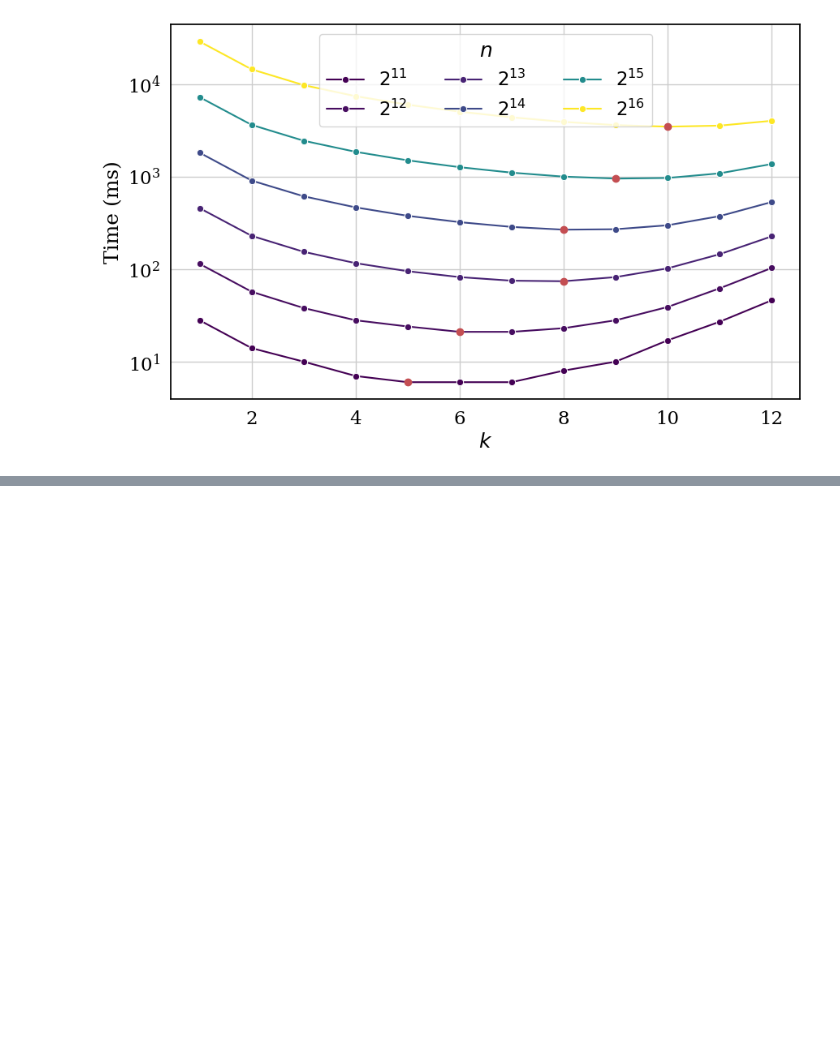
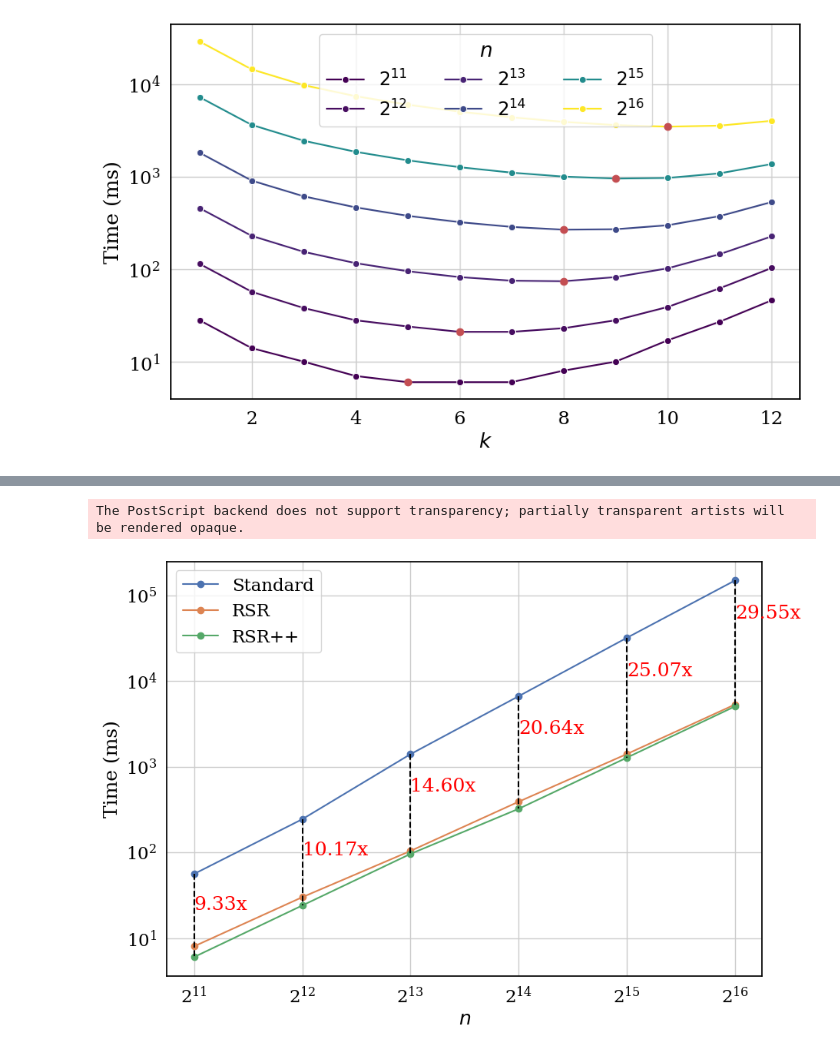
Before and after one commit to UIC-InDeXLab/RSR, a Jupyter notebook: Notebooks/plot_figures.ipynb, the cells around one changed output, grey strips where cells are left out. Saved outputs shown, nothing was run; the diff lists cells and outputs as text; code cells hidden in the pictures; blank space fills up the shorter version.

Commit message:
Draw plots for native reports

```diff
--- a/Notebooks/plot_figures.ipynb
+++ b/Notebooks/plot_figures.ipynb
@@ -145,0 +148,2 @@ The PostScript backend does not support transparency; partially transparent arti
+# %%
+df = pd.read_csv("reports/multiplication_times_binary.csv")
@@ -145,0 +159,49 @@ The PostScript backend does not support transparency; partially transparent arti
+# %%
+set_sns_style()
+
+names = {
+    "Naive Time (ms)": "Standard",
+    "RSR Time (ms)": "RSR",
+    "RSRPP Time (ms)": "RSR++"
+}
+
+n = np.power(2, df['Log Vector Length'])
+standard = df['Naive Time (ms)']
+rsr = df['RSR Time (ms)']
+rsrpp = df['RSRPP Time (ms)']
+
+plt.figure(figsize=(10, 7))
+
+
+# Plot times for NaiveMultiplier and RSRMultiplier
+for key in names.keys():
+    plt.plot(n, df[key], label=names[key], marker="o")
+    # plt.plot(n, rsr, label='RSR', marker="o")
+
+
+# Draw lines connecting Naive and RSR times for each vector length to show speedup visually
+for i in range(len(n)):
+    plt.plot([n[i], n[i]], [standard[i], rsrpp[i]],
+            color='black', linestyle='--')
+
+# Label the points with the speedup factor
+for i, length in enumerate(n):
+    plt.text(length, (standard[i] + rsrpp[i]) / 2, f"{standard[i]/rsrpp[i]:.2f}x",
+            ha='left', va="top", color='red')
+
+# Configure the plot aesthetics
+plt.xscale('log', base=2)
+plt.yscale('log', base=10)
+plt.xlabel('$n$')
+plt.ylabel('Time (ms)')
+plt.legend()
+
+# Configure x-axis ticks for log base 2 and a clean grid
+plt.gca().xaxis.set_major_locator(LogLocator(base=2))
+
+# Save as EPS and display
+plt.savefig(f"figures/native_binary_times.eps", format='eps', bbox_inches='tight')
+plt.show()
+# %% [output]
+The PostScript backend does not support transparency; partially transparent artists will be rendered opaque.
+[figure, added]
```
Also changed, not shown: parts of 4 cells of this notebook, 2 other files.
